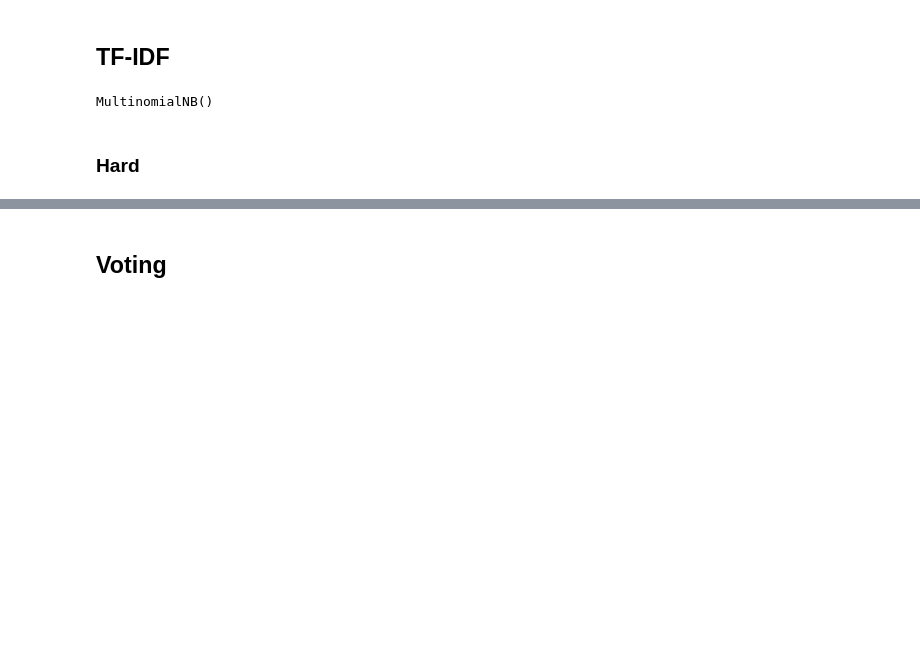
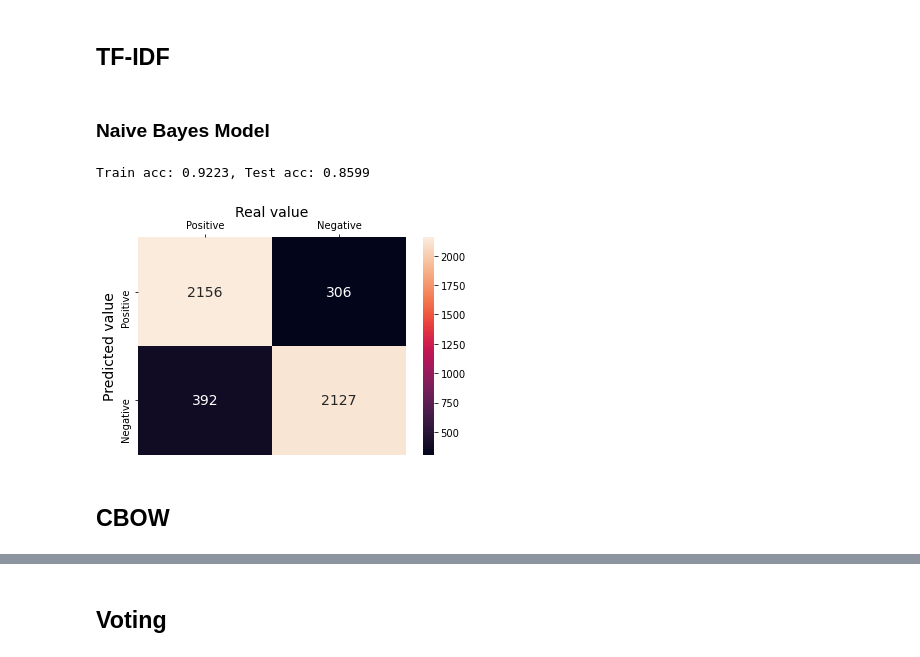
Before and after one commit to ixiaopan/DataScience, a Jupyter notebook: Exercise/SentimentAnalysis/MovieReview.ipynb, the cells around one changed output, grey strips where cells are left out. Saved outputs shown, nothing was run; the diff lists cells and outputs as text; code cells hidden in the pictures; blank space fills up the shorter version.

```diff
--- a/Exercise/SentimentAnalysis/MovieReview.ipynb
+++ b/Exercise/SentimentAnalysis/MovieReview.ipynb
@@ -341,12 +581,25 @@ plot_roc_curve(bnb, X_test_dtm, y_test)
 from sklearn.feature_extraction.text import TfidfTransformer
 
 tfidf = TfidfTransformer()
+
 X_train_idf = tfidf.fit_transform(X_train_dtm)
+
 X_test_idf = tfidf.transform(X_test_dtm)
-
-mnb = MultinomialNB()
-mnb.fit(X_train_idf, y_train)
-# %% [output]
-MultinomialNB()
+# %% [markdown]
+### Naive Bayes Model
+# %%
+mnb = MultinomialNB()
+mnb.fit(X_train_idf, y_train)
+
+y_train_pred = mnb.predict(X_train_idf)
+y_test_pred = mnb.predict(X_test_idf)
+
+print('Train acc: %.4f, Test acc: %.4f'
+      % (accuracy_score(y_train, y_train_pred), accuracy_score(y_test, y_test_pred))
+)
+plot_confuse_matrix(confusion_matrix(y_test, y_test_pred))
+# %% [output]
+Train acc: 0.9223, Test acc: 0.8599
+[figure, added]
 # %% [markdown]
-### Hard
+## CBOW
```
Also changed, not shown: parts of 57 cells of this notebook, 2 other files.
